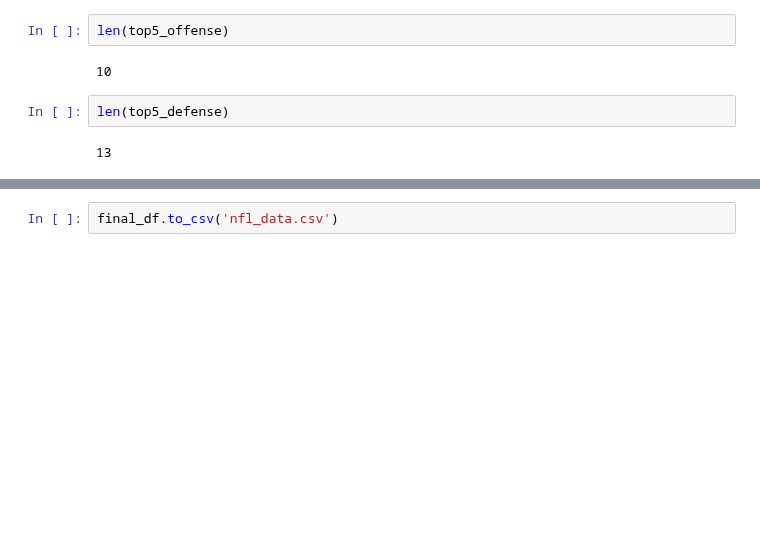
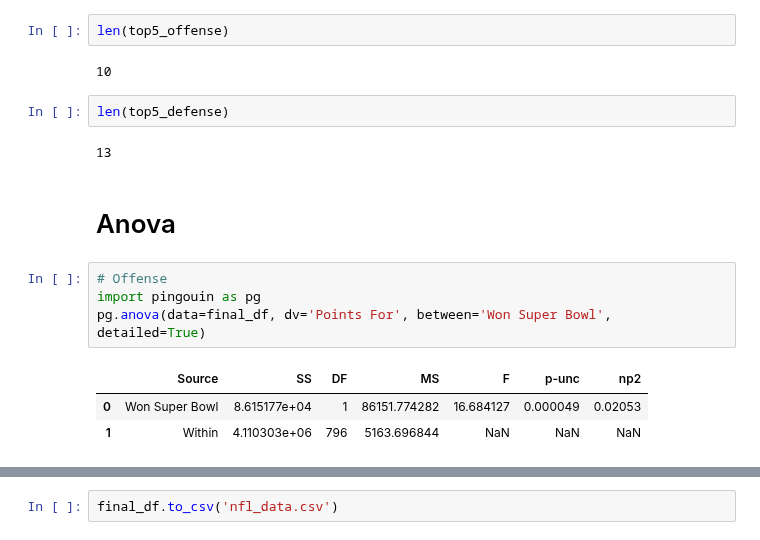
Before and after one commit to PuzzleShuffler/NFL, a Jupyter notebook: NFL.ipynb, the cells around one changed output, grey strips where cells are left out. Drawn from its saved outputs; the diff is of its cells as text; blank space fills up the shorter version.

```diff
--- a/NFL.ipynb
+++ b/NFL.ipynb
@@ -306,3 +306,13 @@ len(top5_offense)
 len(top5_defense)
 # %% [output]
 13
+# %% [markdown]
+# Anova
+# %%
+# Offense
+import pingouin as pg
+pg.anova(data=final_df, dv='Points For', between='Won Super Bowl', detailed=True)
+# %% [output]
+|  | Source | SS | DF | MS | F | p-unc | np2 |
+| 0 | Won Super Bowl | 8.615177e+04 | 1 | 86151.774282 | 16.684127 | 0.000049 | 0.02053 |
+| 1 | Within | 4.110303e+06 | 796 | 5163.696844 | NaN | NaN | NaN |
```
Also changed, not shown: parts of 1 cell of this notebook, 1 other file.
